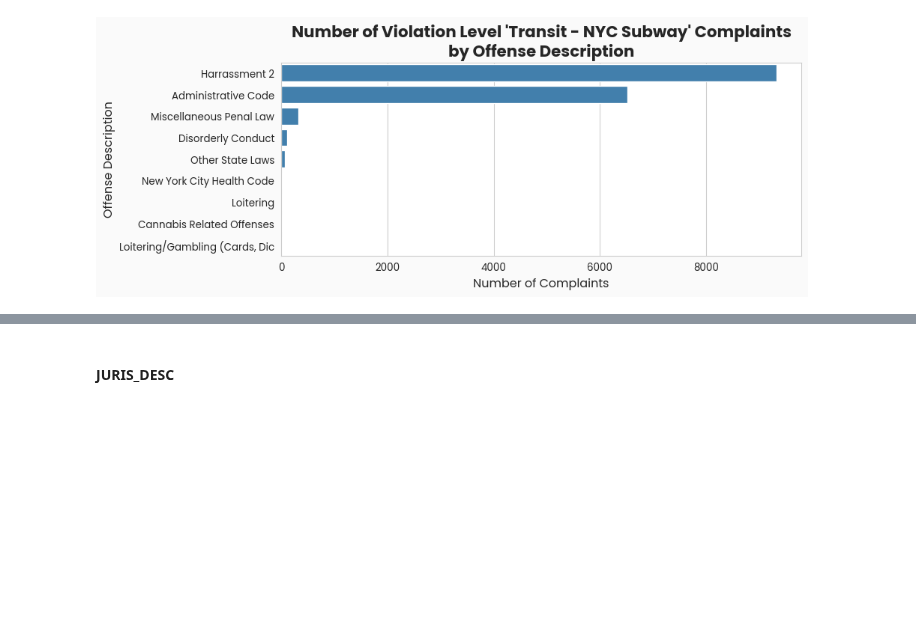
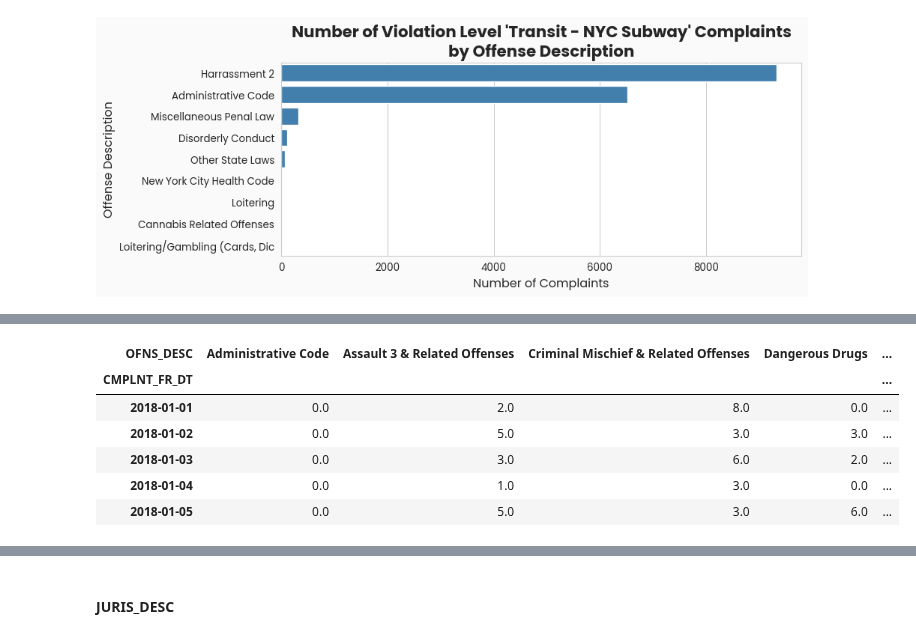
Before and after one commit to peterjakubowski/NYC-Subway-Complaints, a Jupyter notebook: notebooks/nyc_subway_complaints.ipynb, the cells around one changed output, grey strips where cells are left out. Cells and saved outputs as stored; diff of their text form; code cells hidden in the pictures; blank space fills up the shorter version.

```diff
--- a/notebooks/nyc_subway_complaints.ipynb
+++ b/notebooks/nyc_subway_complaints.ipynb
@@ -456,0 +477,10 @@ plt.show()
+# %%
+daily_top_10_ofns_desc_counts.unstack('OFNS_DESC').fillna(0.0).head()
+# %% [output]
+| OFNS_DESC | Administrative Code | Assault 3 & Related Offenses | Criminal Mischief & Related Offenses | Dangerous Drugs | ... |
+| CMPLNT_FR_DT |  |  |  |  | ... |
+| 2018-01-01 | 0.0 | 2.0 | 8.0 | 0.0 | ... |
+| 2018-01-02 | 0.0 | 5.0 | 3.0 | 3.0 | ... |
+| 2018-01-03 | 0.0 | 3.0 | 6.0 | 2.0 | ... |
+| 2018-01-04 | 0.0 | 1.0 | 3.0 | 0.0 | ... |
+| 2018-01-05 | 0.0 | 5.0 | 3.0 | 6.0 | ... |
```
Also changed, not shown: parts of 12 cells of this notebook.
